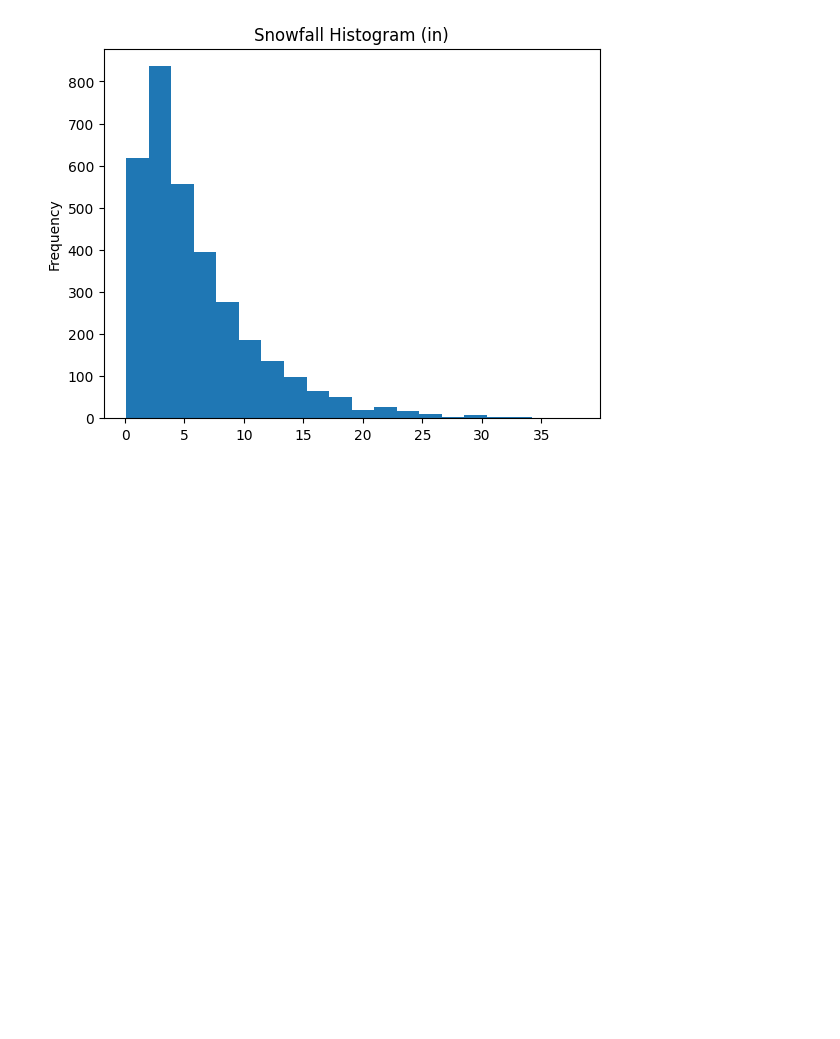
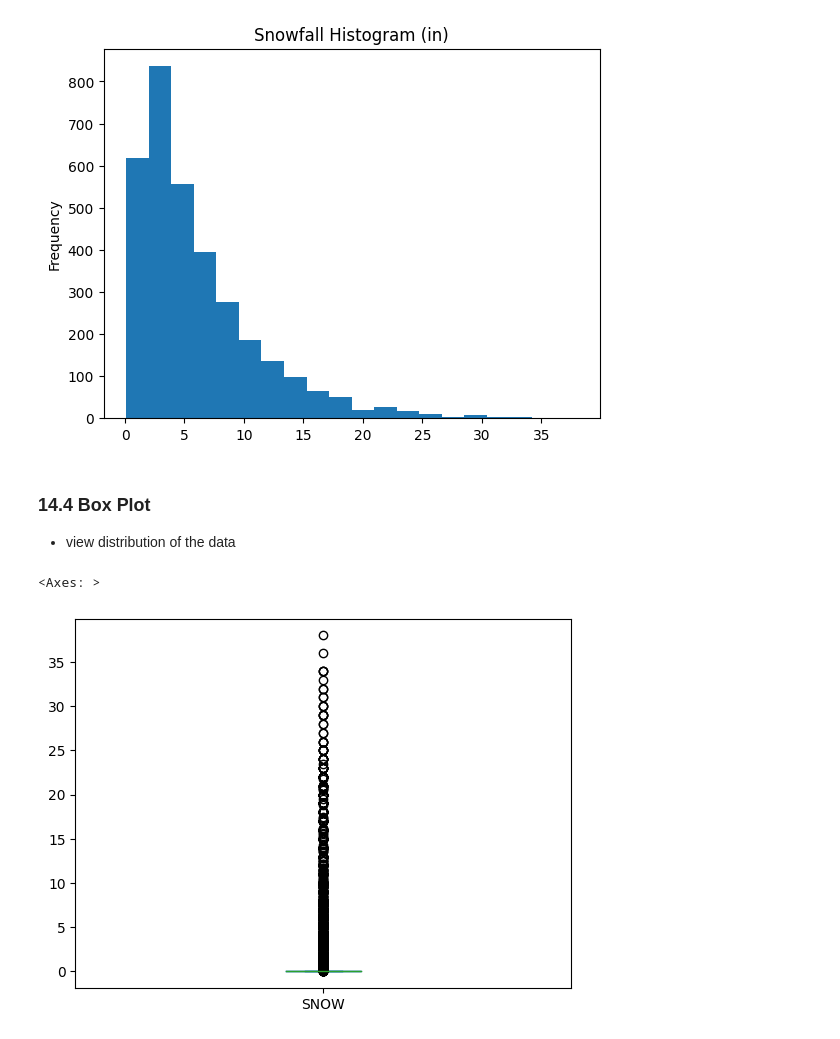
Before and after one commit to AshifulBhuiyan/EffectivePandas, a Jupyter notebook: Effective Pandas_Ch14.ipynb, the cells around one changed output. Drawn from its saved outputs; the diff is of its cells as text; code cells hidden in the pictures; blank space fills up the shorter version.

```diff
--- a/Effective Pandas_Ch14.ipynb
+++ b/Effective Pandas_Ch14.ipynb
@@ -46,3 +46,11 @@ snow[snow>0].plot.hist(bins= 20, title='Snowfall Histogram (in)')
 # %% [output]
 <Axes: title={'center': 'Snowfall Histogram (in)'}, ylabel='Frequency'>
 [figure]
+# %% [markdown]
+### 14.4 Box Plot
+- view distribution of the data
+# %%
+snow.plot.box()
+# %% [output]
+<Axes: >
+[figure, added]
```
Also changed, not shown: parts of 19 cells of this notebook.
